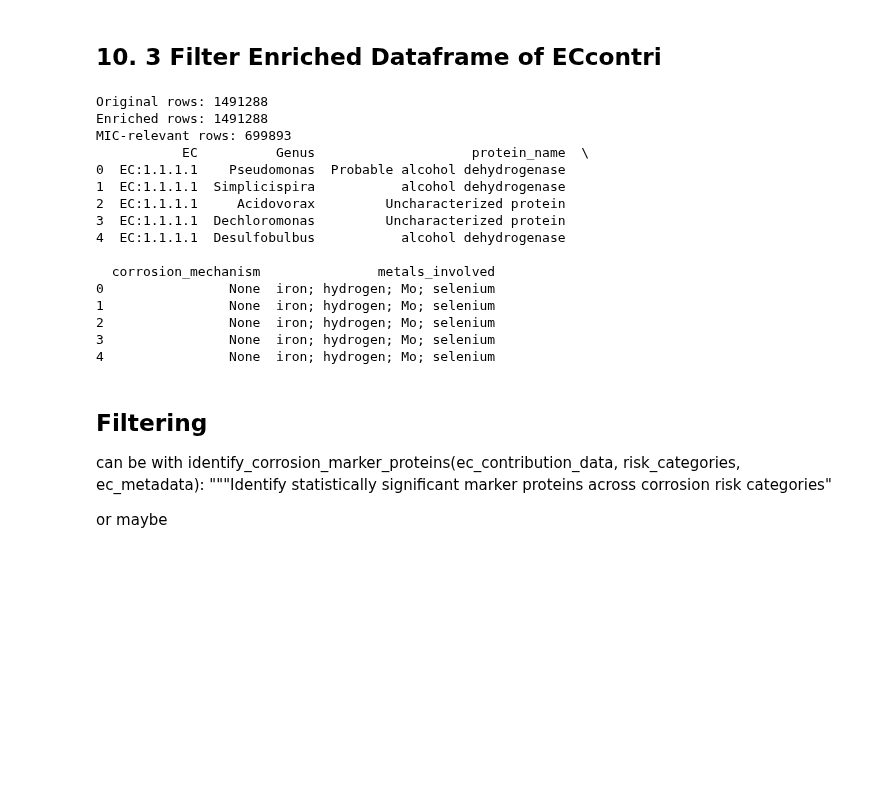
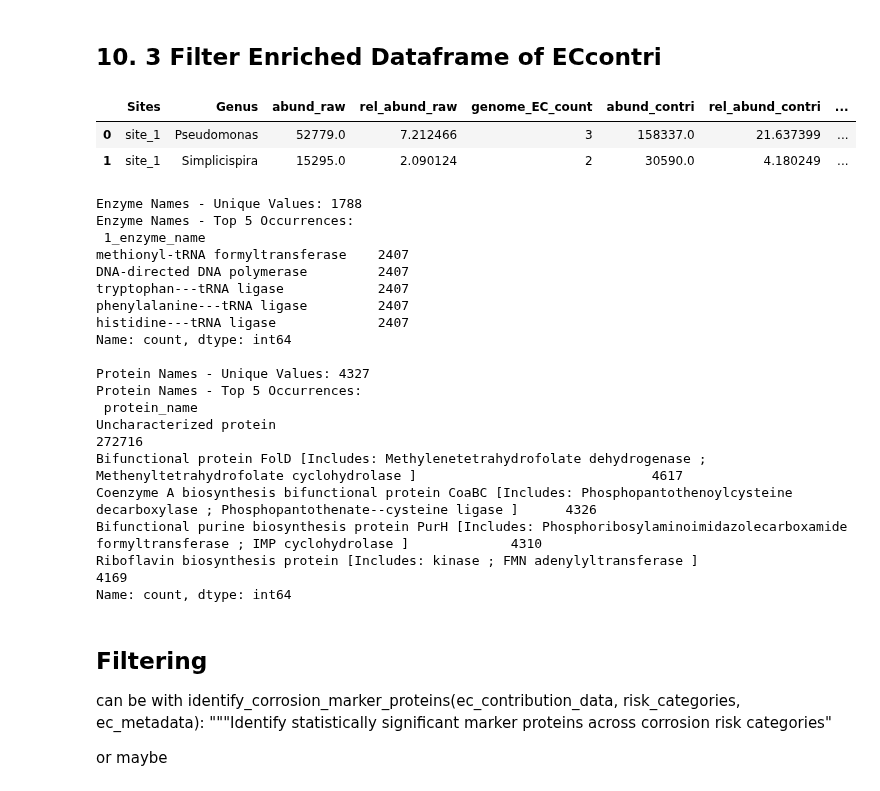
Before and after one commit to MagicAlex238/2_Micro, a Jupyter notebook: 6_Picrust_Functional.ipynb, the cells around one changed output. Saved outputs shown, nothing was run; the diff lists cells and outputs as text; code cells hidden in the pictures; blank space fills up the shorter version.

```diff
--- a/6_Picrust_Functional.ipynb
+++ b/6_Picrust_Functional.ipynb
@@ -5421,6 +5421,8 @@ def enrich_eccontri_data(eccontri_df, ec_records_list):
         'metal_transformation': ['iron reduction', 'manganese oxidation', 'metal oxide'],
         'iron_metabolism': ['iron reduc', 'ferric reduc', 'iron oxid', 'ferrous oxid'],
     }
+    # a boolean 'has_metal' column
+    enriched_df['has_metal'] = False
 
     # Add metadata based on EC number - process in a loop for each row
     for idx, row in enriched_df.iterrows():
@@ -5473,8 +5475,10 @@ def enrich_eccontri_data(eccontri_df, ec_records_list):
 
             if found_metals:
                 enriched_df.at[idx, 'metals_involved'] = '; '.join(found_metals)
+                enriched_df.at[idx, 'has_metal'] = True
             else:
-                enriched_df.at[idx, has_metal] = False
+                enriched_df.at[idx, 'metals_involved'] = ''
+                enriched_df.at[idx, 'has_metal'] = False
 
             # Corrosion mechanism detection
             found_mechanisms = []
@@ -5495,20 +5499,3 @@ def enrich_eccontri_data(eccontri_df, ec_records_list):
 # %%
 # Enrich the data directly from your EC records dictionary > 7 minutes
 ECcontri_Uniprot_enriched= enrich_eccontri_data(ECcontri_Uniprot, ec_records)
-# %% [output]
-Original rows: 1491288
-Enriched rows: 1491288
-MIC-relevant rows: 699893
-           EC          Genus                    protein_name  \
-0  EC:1.1.1.1    Pseudomonas  Probable alcohol dehydrogenase
-1  EC:1.1.1.1  Simplicispira           alcohol dehydrogenase
-2  EC:1.1.1.1     Acidovorax         Uncharacterized protein
-3  EC:1.1.1.1  Dechloromonas         Uncharacterized protein
-4  EC:1.1.1.1  Desulfobulbus           alcohol dehydrogenase
-
-  corrosion_mechanism               metals_involved
-0                None  iron; hydrogen; Mo; selenium
-1                None  iron; hydrogen; Mo; selenium
-2                None  iron; hydrogen; Mo; selenium
-3                None  iron; hydrogen; Mo; selenium
-4                None  iron; hydrogen; Mo; selenium
@@ -5514,0 +5504,40 @@ MIC-relevant rows: 699893
+# %%
+ECcontri_Uniprot_enriched.head(2)
+# %% [output]
+|  | Sites | Genus | abund_raw | rel_abund_raw | genome_EC_count | abund_contri | rel_abund_contri | ... |
+| 0 | site_1 | Pseudomonas | 52779.0 | 7.212466 | 3 | 158337.0 | 21.637399 | ... |
+| 1 | site_1 | Simplicispira | 15295.0 | 2.090124 | 2 | 30590.0 | 4.180249 | ... |
+# %%
+# Count occurrences of each value in both columns
+enzyme_counts = ECcontri_Uniprot_enriched['1_enzyme_name'].value_counts()
+protein_counts = ECcontri_Uniprot_enriched['protein_name'].value_counts()
+
+# Get the number of unique values in each column
+enzyme_unique_count = ECcontri_Uniprot_enriched['1_enzyme_name'].nunique()
+protein_unique_count = ECcontri_Uniprot_enriched['protein_name'].nunique()
+
+# Print the results
+print("Enzyme Names - Unique Values:", enzyme_unique_count)
+print("Enzyme Names - Top 5 Occurrences:\n", enzyme_counts.head())
+print("\nProtein Names - Unique Values:", protein_unique_count)
+print("Protein Names - Top 5 Occurrences:\n", protein_counts.head())
+# %% [output]
+Enzyme Names - Unique Values: 1788
+Enzyme Names - Top 5 Occurrences:
+ 1_enzyme_name
+methionyl-tRNA formyltransferase    2407
+DNA-directed DNA polymerase         2407
+tryptophan---tRNA ligase            2407
+phenylalanine---tRNA ligase         2407
+histidine---tRNA ligase             2407
+Name: count, dtype: int64
+
+Protein Names - Unique Values: 4327
+Protein Names - Top 5 Occurrences:
+ protein_name
+Uncharacterized protein                                                                                                                             272716
+Bifunctional protein FolD [Includes: Methylenetetrahydrofolate dehydrogenase ; Methenyltetrahydrofolate cyclohydrolase ]                              4617
+Coenzyme A biosynthesis bifunctional protein CoaBC [Includes: Phosphopantothenoylcysteine decarboxylase ; Phosphopantothenate--cysteine ligase ]      4326
+Bifunctional purine biosynthesis protein PurH [Includes: Phosphoribosylaminoimidazolecarboxamide formyltransferase ; IMP cyclohydrolase ]             4310
+Riboflavin biosynthesis protein [Includes: kinase ; FMN adenylyltransferase ]                                                                         4169
+Name: count, dtype: int64
```
Also changed, not shown: parts of 9 cells of this notebook.
